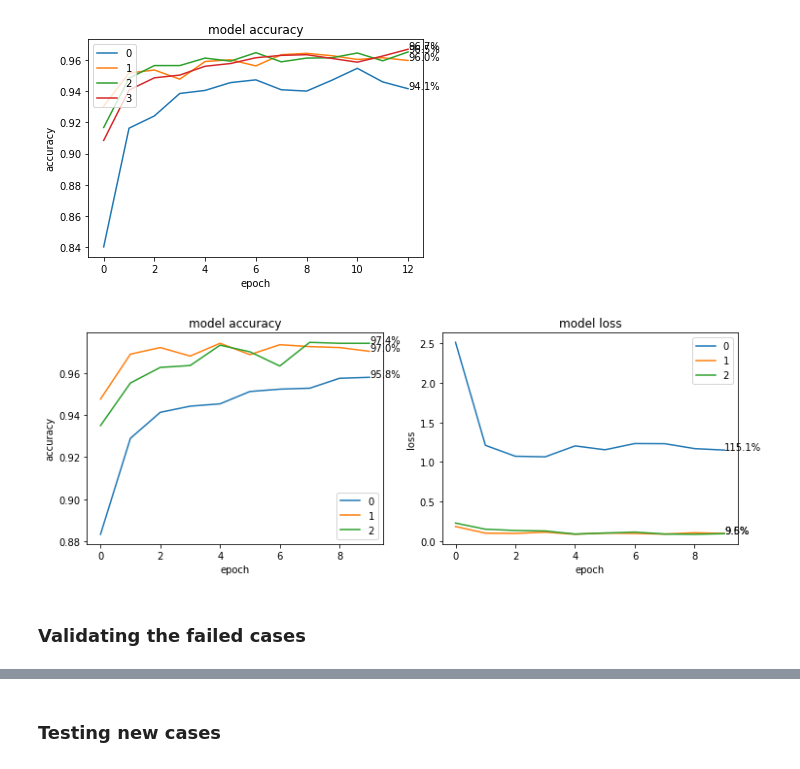
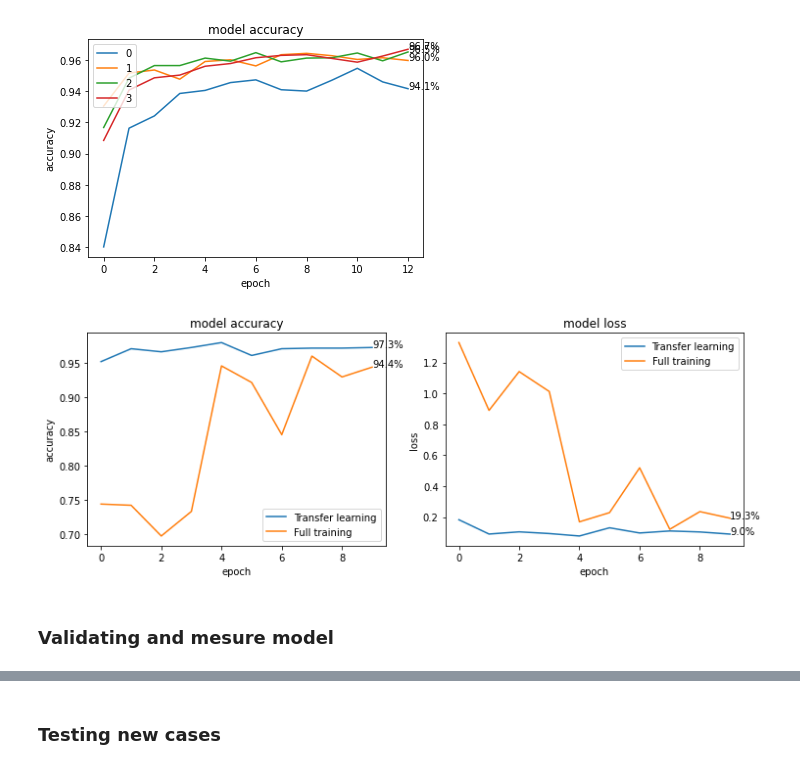
Before and after one commit to SergioRt1/An-analysis-of-diagram-images-on-Git-repositories, a Jupyter notebook: train.ipynb, the cells around one changed output, grey strips where cells are left out. Drawn from its saved outputs; the diff is of its cells as text; code cells hidden in the pictures.

```diff
--- a/train.ipynb
+++ b/train.ipynb
@@ -17,7 +18,7 @@ The dataset is composed by:
  * Image folder with all the images normalized
 # %%
 dataset_folder = 'normalized_data_set_diagrams/'
-labeled_csv = 'csv/scrapped_images.csv'
+labeled_csv = 'csv/diagram_images_dataset.csv'
 # %%
 map_to_name = {}
 
@@ -99,7 +100,8 @@ def build_network(trainable: bool):
         input_shape=input_shape_densenet,
         pooling=None
     )
-    densenet_model.trainable = trainable
+    densenet_model.trainable = True
+
     if trainable:
         for layer in densenet_model.layers:
             if 'conv5' in layer.name:
@@ -193,8 +195,8 @@ def train_with_simple_holdout_validation(X_train, X_val, y_train, y_val):
 history_ini = []
 folds = 4
 max_layers = 3
-layers = [512, 256, 128, 64]
-for l in range(max_layers):
-    h = np.array(train_with_k_fold_cross_validation(folds, 128, True, True, l))
+TL = [True, False]
+for op in TL:
+    h = np.array(train_with_k_fold_cross_validation(folds, 128, op, True, 1))
     history_ini.append(h)
 # %% [output]
@@ -324,13 +304,15 @@ def plot_model_accuracy(accs, losses, legends):
     plt.savefig('number_of_layers.png')
     plt.show()
 # %%
-acc = map(get_history_mean, history_ini, ['val_accuracy'] * len(history_ini))
+val_acc = map(get_history_mean, history_ini, ['val_accuracy'] * len(history_ini))
+acc = map(get_history_mean, history_ini, ['accuracy'] * len(history_ini))
+val_loss = map(get_history_mean, history_ini, ['val_loss'] * len(history_ini))
 loss = map(get_history_mean, history_ini, ['val_loss'] * len(history_ini))
 
-plot_model_accuracy(acc, loss, [0, 1, 2, 3])
+plot_model_accuracy(val_acc, loss, ["Transfer learning", "Full training"])
 # %% [output]
-[figure, old version]
+[figure, new version]
-# %% [markdown]
-### Validating the failed cases
+# %% [markdown]
+### Validating and mesure model
 # %%
 def validate_failed(model, X, y, X_original, show_image: bool):
```
Also changed, not shown: parts of 7 cells of this notebook.
